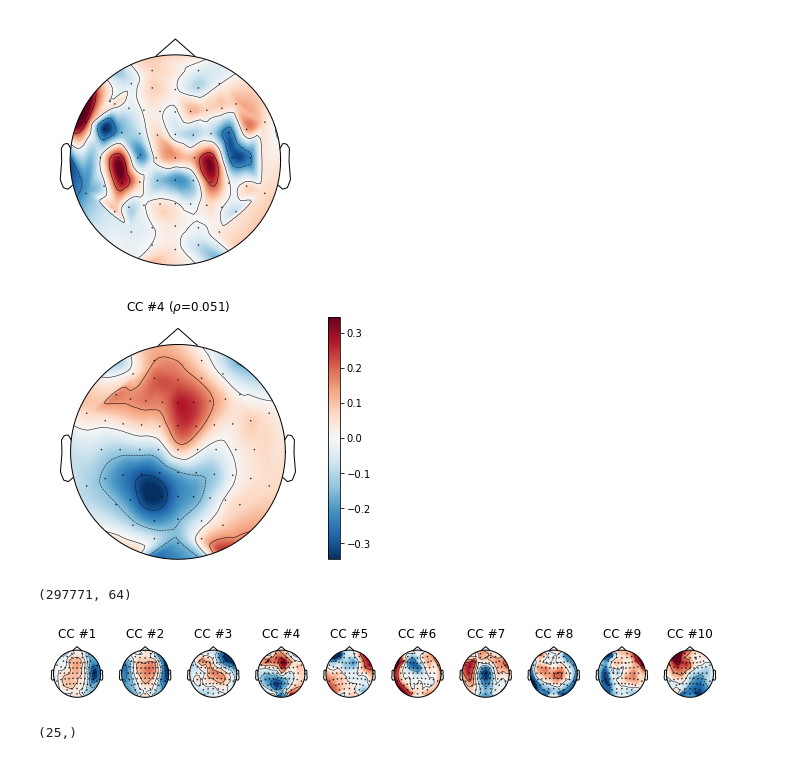
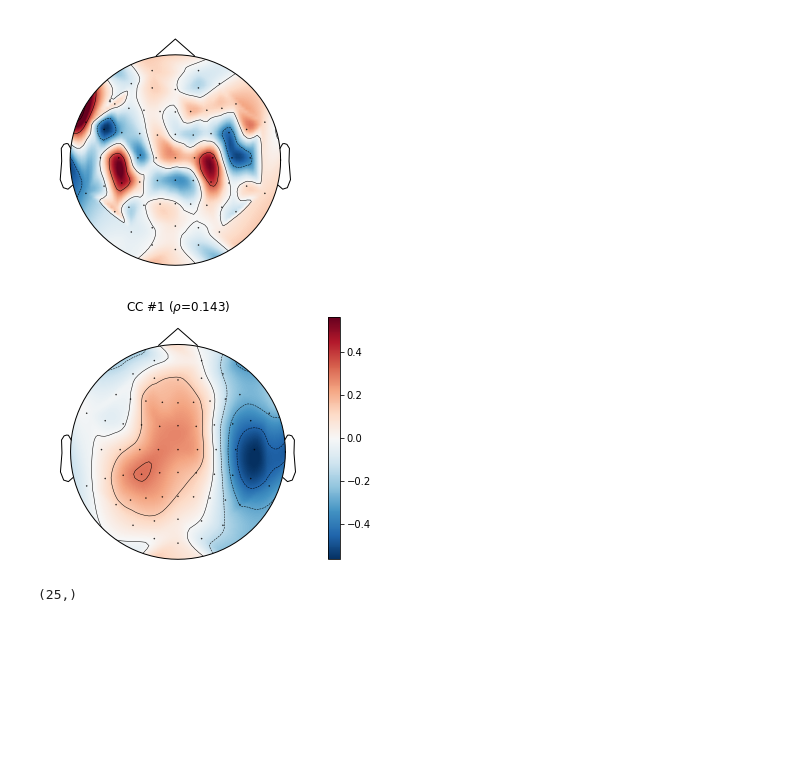
Before and after one commit to Hugo-W/pyEEG, a Jupyter notebook: docs/source/examples/CCA_envelope_p4.ipynb, the cells around one changed output. Cells and saved outputs as stored; diff of their text form; code cells hidden in the pictures; blank space fills up the shorter version.

```diff
--- a/docs/source/examples/CCA_envelope_p4.ipynb
+++ b/docs/source/examples/CCA_envelope_p4.ipynb
@@ -114,10 +114,6 @@ cca.plot_spatial_filter(info,comp=0)
 # %% [output]
 [figure]
 # %%
-cca.plot_corr(cca.X, cca.y, info, comp=3)
+cca.plot_corr(cca.X, cca.y, info, comp=0)
 # %% [output]
-[figure, old version]
+[figure, new version]
-# %%
-y.shape
-# %% [output]
-(297771, 64)
@@ -130,12 +120,3 @@ a_map = sigma_eeg @ cca.coefResponse_ @ np.linalg.pinv(sigma_reconstr)
-# %%
-n_comps = 10
-_, ax = plt.subplots(nrows=1, ncols=n_comps, figsize=(12,8))
-for c in range(n_comps):
-    im, _ = mne.viz.plot_topomap(a_map[:, c], info, axes=ax[c], show=False)
-    ax[c].set(title=r"CC #{:d}".format(c + 1))
-    #plt.colorbar(im)
-# %% [output]
-[figure, removed]
 # %%
 V, E = np.linalg.eigh(cca.X.T @ cca.X)
 # %%
```
Also changed, not shown: parts of 3 cells of this notebook, 1 other file.
